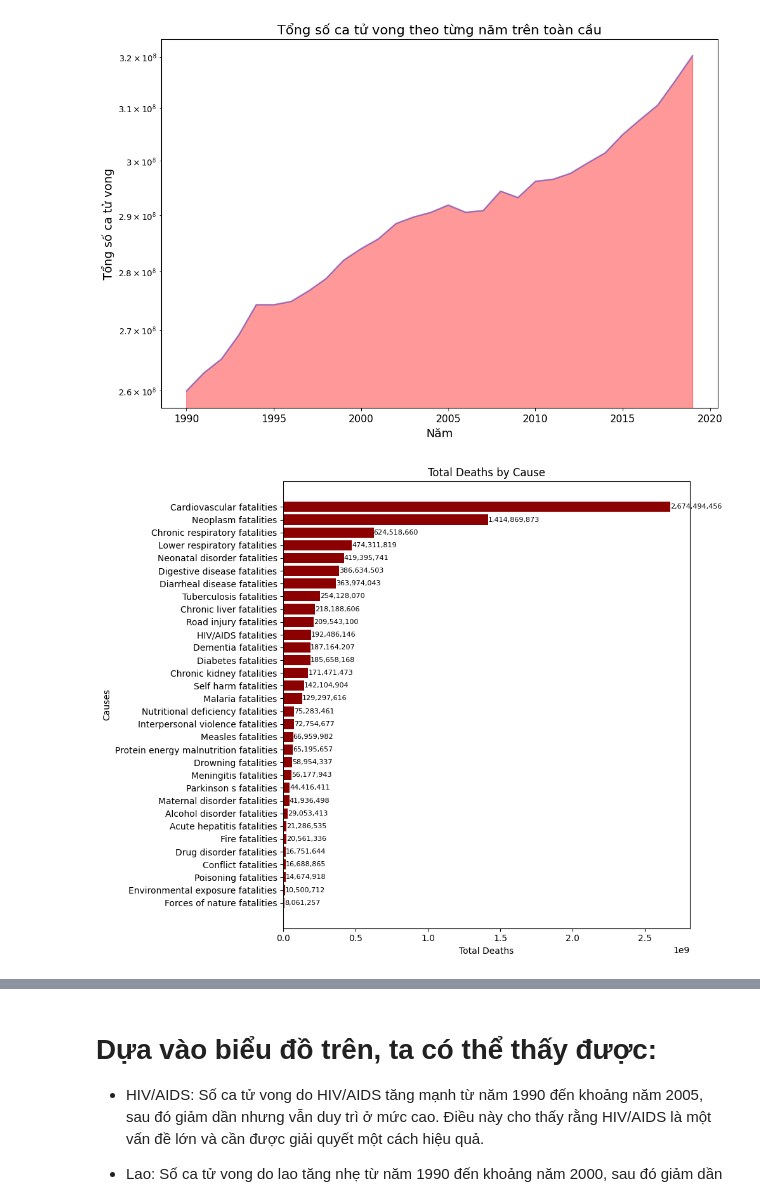
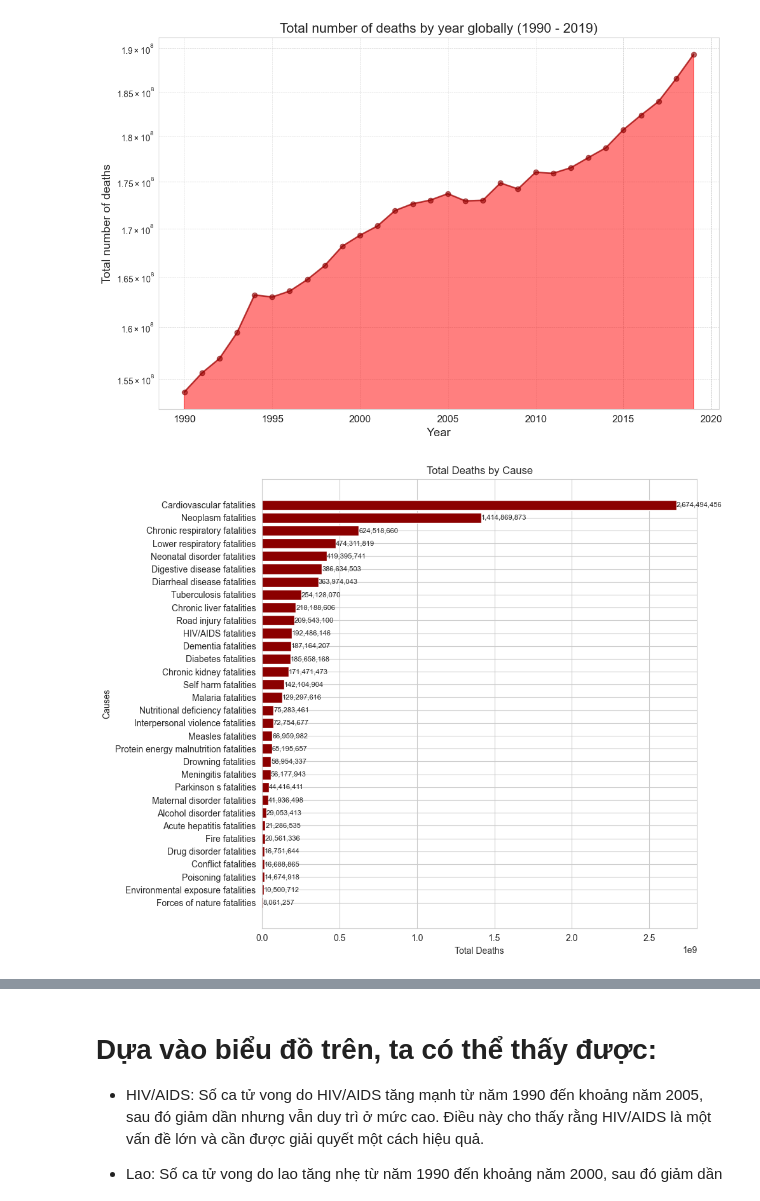
Before and after one commit to hoangvu1806/Analyze-annual-death-data, a Jupyter notebook: analysis.ipynb, the cells around one changed output, grey strips where cells are left out. Saved outputs shown, nothing was run; the diff lists cells and outputs as text; code cells hidden in the pictures.

```diff
--- a/analysis.ipynb
+++ b/analysis.ipynb
@@ -85,23 +134,29 @@ Số quốc gia có trong dataset là: 216
 # %%
 numeric_columns = df.select_dtypes(include=["int64"]).columns
+
 # Tiếp tục tính tổng số ca tử vong theo từng năm
-total_deaths_per_year = df.copy().drop(['Entity', 'Code'], axis=1)[numeric_columns]\
+total_deaths_per_year = df_countries.copy().drop(['Entity', 'Code'], axis=1)[numeric_columns]\
                                     .apply(pd.to_numeric, errors='coerce')\
                                     .groupby('Year')\
                                     .sum().sum(axis=1)
 # %%
+
+sns.set_style("whitegrid")
 plt.figure(figsize=(12, 8))
-plt.fill_between(total_deaths_per_year.index, total_deaths_per_year.values, color="red", alpha=0.4)
-plt.plot(total_deaths_per_year.index, total_deaths_per_year.values, color="Slateblue", alpha=0.6, linewidth=2)
+# Change color scheme and add markers
+plt.fill_between(total_deaths_per_year.index, total_deaths_per_year.values, color="red", alpha=0.5)
+plt.plot(total_deaths_per_year.index, total_deaths_per_year.values, color="darkred", alpha=0.6, linewidth=2, marker='o')
 plt.yscale('log')  # Scale logarithmic cho trục y
-plt.title('Tổng số ca tử vong theo từng năm trên toàn cầu', fontsize=16)
-plt.xlabel('Năm', fontsize=14)
-plt.ylabel('Tổng số ca tử vong', fontsize=14)
+plt.grid(True, which="both", ls="--", linewidth=0.5)
+plt.title('Total number of deaths by year globally (1990 - 2019)', fontsize=16)
+plt.xlabel('Year', fontsize=14)
+plt.ylabel('Total number of deaths', fontsize=14)
 plt.xticks(fontsize=12)
 plt.yticks(fontsize=12)
+
 plt.show()
 # %% [output]
-[figure, old version]
+[figure, new version]
 # %%
 # Lấy dữ liệu từ DataFrame, loại bỏ các cột không cần thiết
 df_causes = df.drop(['Entity', 'Code', 'Year'], axis=1)
@@ -125,7 +180,7 @@ plt.ylabel('Causes')
 plt.tight_layout()
 plt.show()
 # %% [output]
-[figure, old version]
+[figure, new version]
 # %%
 
 
```
Also changed, not shown: parts of 16 cells of this notebook.
